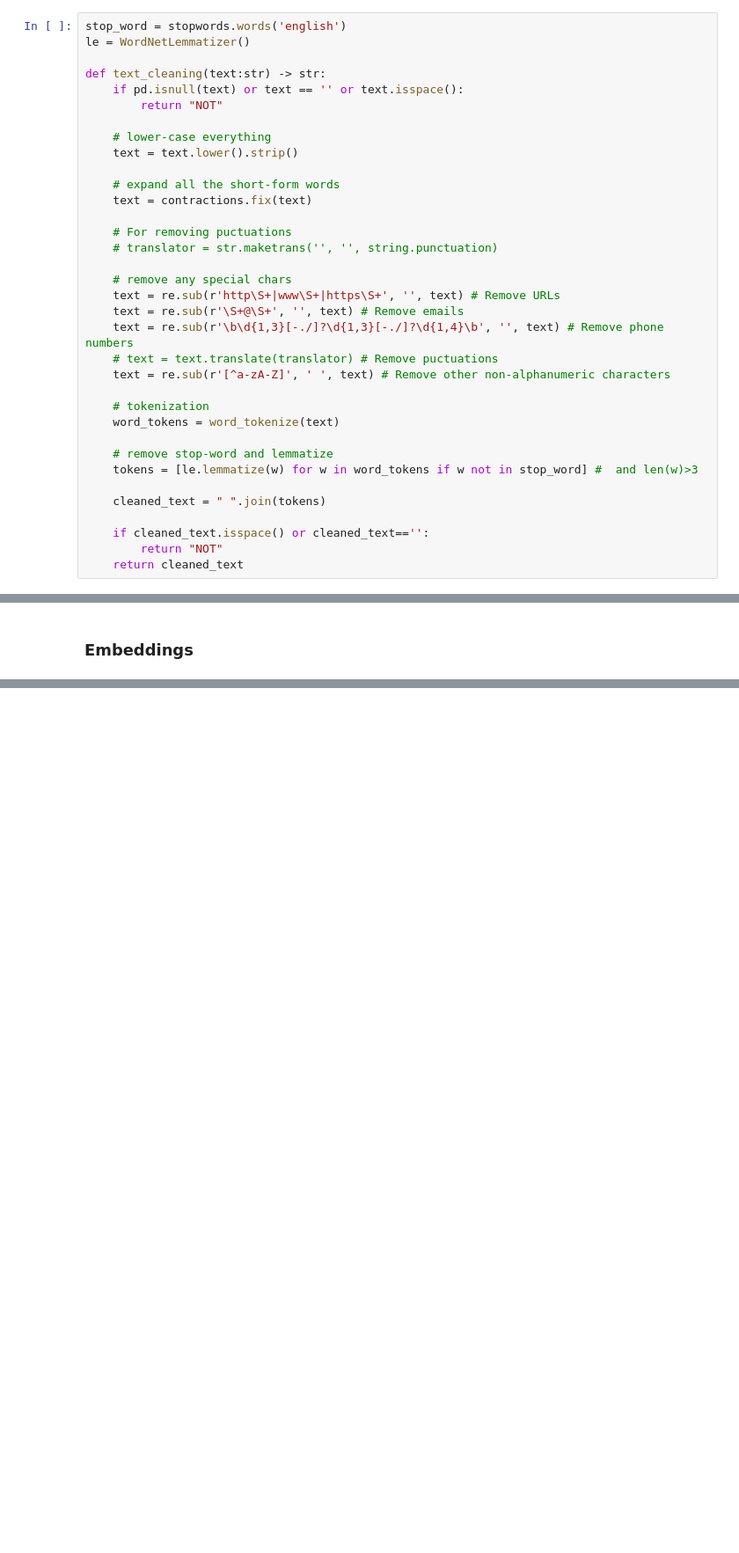
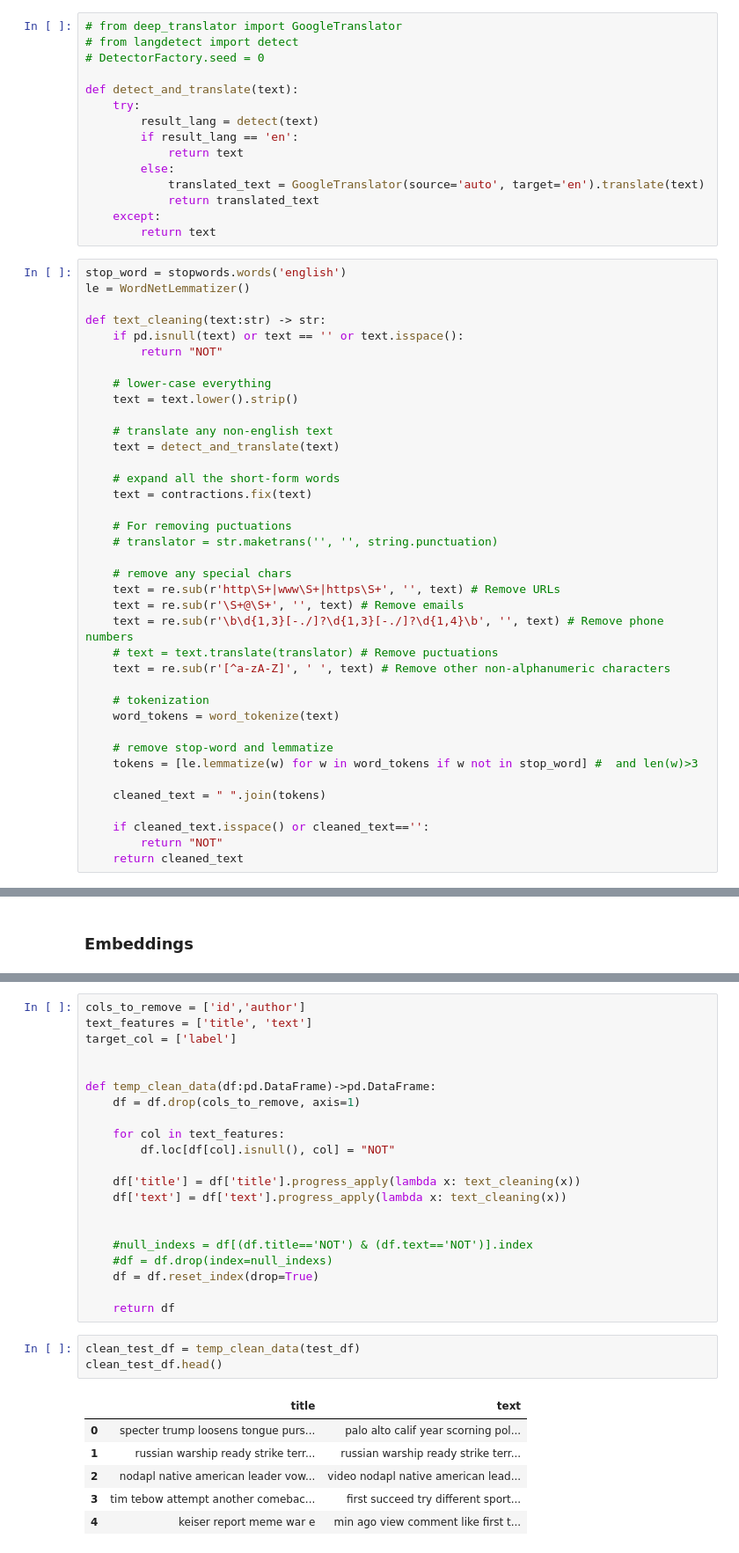
Before and after one commit to avr2002/Fake-News-Classification-using-RNN-and-LSTM, a Jupyter notebook: notebooks/main_notebook.ipynb, the cells around one changed output, grey strips where cells are left out. Shown at 88% size. Cells and saved outputs as stored; diff of their text form; blank space fills up the shorter version.

```diff
--- a/notebooks/main_notebook.ipynb
+++ b/notebooks/main_notebook.ipynb
@@ -117,6 +157,21 @@ max         72.000000
 Name: title, dtype: float64
 # %% [markdown]
 ## Data Cleaning
+# %%
+# from deep_translator import GoogleTranslator
+# from langdetect import detect
+# DetectorFactory.seed = 0
+
+def detect_and_translate(text):
+    try:
+        result_lang = detect(text)
+        if result_lang == 'en':
+            return text
+        else:
+            translated_text = GoogleTranslator(source='auto', target='en').translate(text)
+            return translated_text
+    except:
+        return text
 # %%
 stop_word = stopwords.words('english')
 le = WordNetLemmatizer()
@@ -127,6 +182,9 @@ def text_cleaning(text:str) -> str:
 
     # lower-case everything
     text = text.lower().strip()
+
+    # translate any non-english text
+    text = detect_and_translate(text)
 
     # expand all the short-form words
     text = contractions.fix(text)
@@ -425,0 +645,31 @@ padded_news_sequences.shape
+# %%
+cols_to_remove = ['id','author']
+text_features = ['title', 'text']
+target_col = ['label']
+
+
+def temp_clean_data(df:pd.DataFrame)->pd.DataFrame:
+    df = df.drop(cols_to_remove, axis=1)
+
+    for col in text_features:
+        df.loc[df[col].isnull(), col] = "NOT"
+
+    df['title'] = df['title'].progress_apply(lambda x: text_cleaning(x))
+    df['text'] = df['text'].progress_apply(lambda x: text_cleaning(x))
+
+
+    #null_indexs = df[(df.title=='NOT') & (df.text=='NOT')].index
+    #df = df.drop(index=null_indexs)
+    df = df.reset_index(drop=True)
+
+    return df
+# %%
+clean_test_df = temp_clean_data(test_df)
+clean_test_df.head()
+# %% [output]
+|  | title | text |
+| 0 | specter trump loosens tongue purs... | palo alto calif year scorning pol... |
+| 1 | russian warship ready strike terr... | russian warship ready strike terr... |
+| 2 | nodapl native american leader vow... | video nodapl native american lead... |
+| 3 | tim tebow attempt another comebac... | first succeed try different sport... |
+| 4 | keiser report meme war e | min ago view comment like first t... |
```
Also changed, not shown: parts of 45 cells of this notebook, 1 other file.
